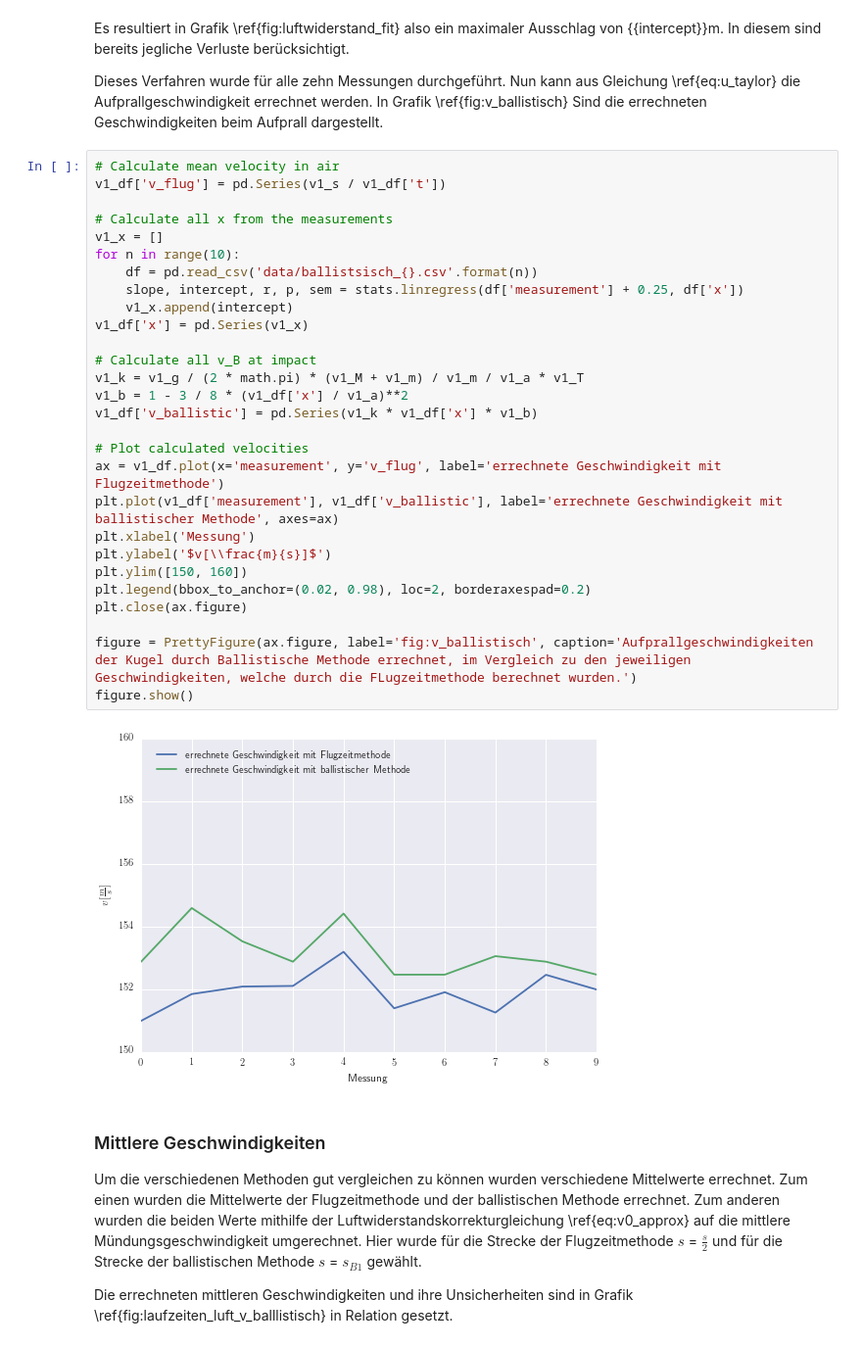
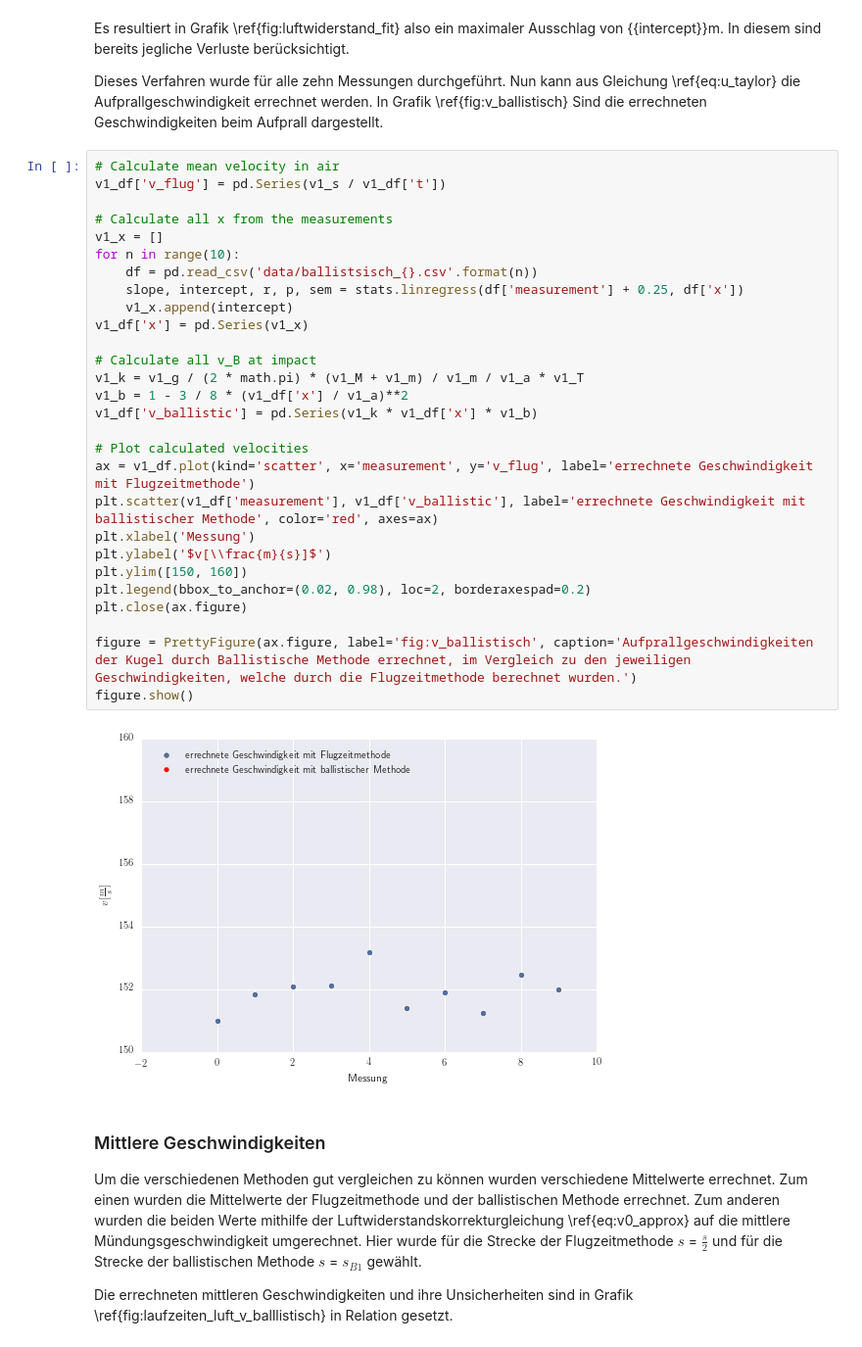
Before and after one commit to Yatekii/glal3, a Jupyter notebook: versuch2/M1.ipynb, the cells around one changed output. Shown at 98% size. Cells and saved outputs as stored; diff of their text form.

```diff
--- a/versuch2/M1.ipynb
+++ b/versuch2/M1.ipynb
@@ -295,33 +295,33 @@ Dieses Verfahren wurde für alle zehn Messungen durchgeführt. Nun kann aus Glei
 # %%
 # Calculate mean velocity in air
 v1_df['v_flug'] = pd.Series(v1_s / v1_df['t'])
 
 # Calculate all x from the measurements
 v1_x = []
 for n in range(10):
     df = pd.read_csv('data/ballistsisch_{}.csv'.format(n))
     slope, intercept, r, p, sem = stats.linregress(df['measurement'] + 0.25, df['x'])
     v1_x.append(intercept)
 v1_df['x'] = pd.Series(v1_x)
 
 # Calculate all v_B at impact
 v1_k = v1_g / (2 * math.pi) * (v1_M + v1_m) / v1_m / v1_a * v1_T
 v1_b = 1 - 3 / 8 * (v1_df['x'] / v1_a)**2
 v1_df['v_ballistic'] = pd.Series(v1_k * v1_df['x'] * v1_b)
 
 # Plot calculated velocities
-ax = v1_df.plot(x='measurement', y='v_flug', label='errechnete Geschwindigkeit mit Flugzeitmethode')
-plt.plot(v1_df['measurement'], v1_df['v_ballistic'], label='errechnete Geschwindigkeit mit ballistischer Methode', axes=ax)
+ax = v1_df.plot(kind='scatter', x='measurement', y='v_flug', label='errechnete Geschwindigkeit mit Flugzeitmethode')
+plt.scatter(v1_df['measurement'], v1_df['v_ballistic'], label='errechnete Geschwindigkeit mit ballistischer Methode', color='red', axes=ax)
 plt.xlabel('Messung')
 plt.ylabel('$v[\\frac{m}{s}]$')
 plt.ylim([150, 160])
 plt.legend(bbox_to_anchor=(0.02, 0.98), loc=2, borderaxespad=0.2)
 plt.close(ax.figure)
 
-figure = PrettyFigure(ax.figure, label='fig:v_ballistisch', caption='Aufprallgeschwindigkeiten der Kugel durch Ballistische Methode errechnet, im Vergleich zu den jeweiligen Geschwindigkeiten, welche durch die FLugzeitmethode berechnet wurden.')
+figure = PrettyFigure(ax.figure, label='fig:v_ballistisch', caption='Aufprallgeschwindigkeiten der Kugel durch Ballistische Methode errechnet, im Vergleich zu den jeweiligen Geschwindigkeiten, welche durch die Flugzeitmethode berechnet wurden.')
 figure.show()
 # %% [output]
-[figure, old version]
+[figure, new version]
 # %% [markdown]
 ### Mittlere Geschwindigkeiten
 
```
Also changed, not shown: parts of 11 cells of this notebook, 21 other files.
